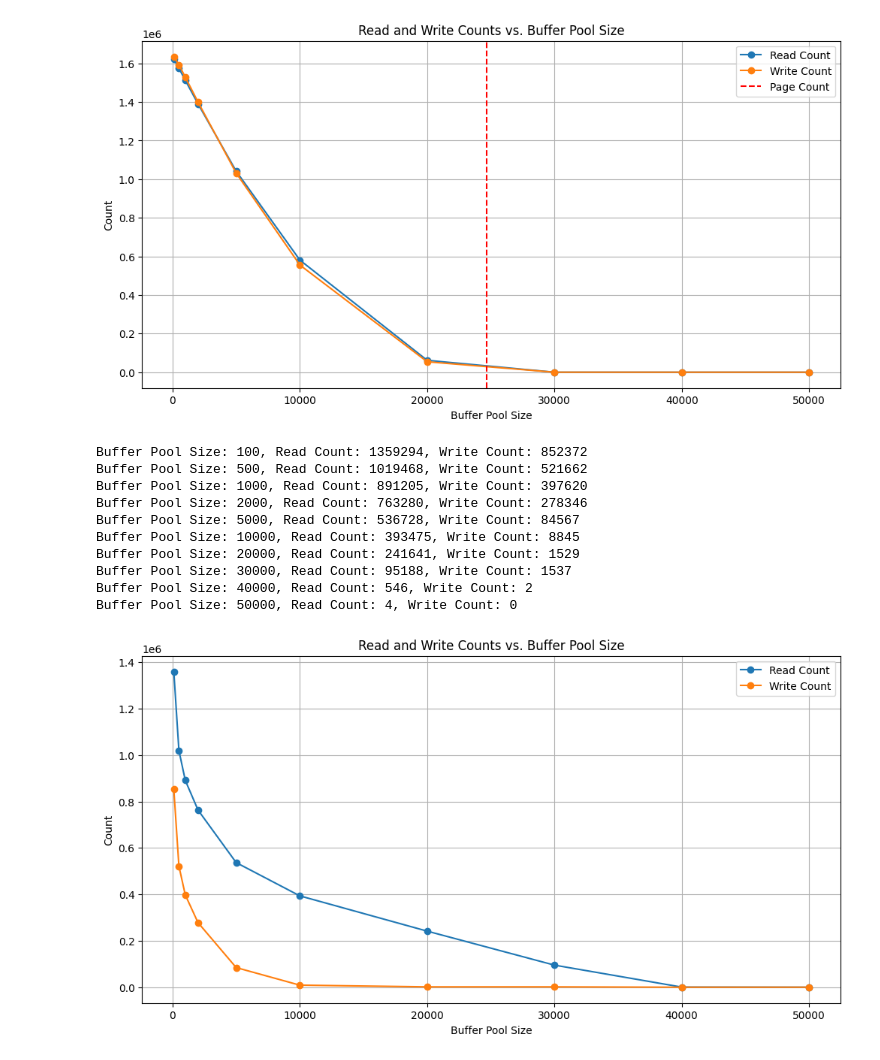
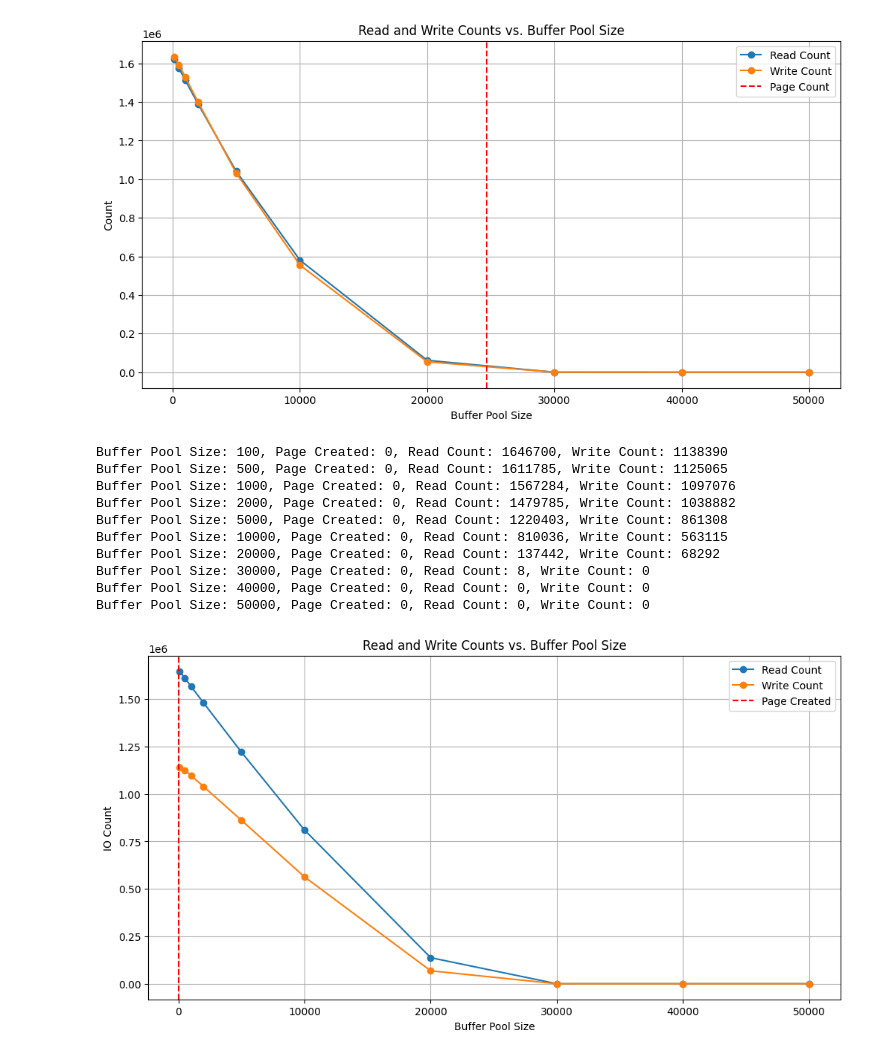
Before and after one commit to rotaki/FosterBtree, a Jupyter notebook: experiment/phm_bp_size.ipynb, the cells around one changed output. Cells and saved outputs as stored; diff of their text form; code cells hidden in the pictures.

```diff
--- a/experiment/phm_bp_size.ipynb
+++ b/experiment/phm_bp_size.ipynb
@@ -94,90 +94,83 @@ import re
 import matplotlib.pyplot as plt
 import csv
 import os
-
 # Define a function to run the binary and extract the I/O counts
 def run_binary(buffer_pool_size):
-    command = f'../target/release/fbt_on_disk_get -u -b {buffer_pool_size}'
+    command = f'../target/release/phm_on_disk_get -u -b {buffer_pool_size}'
     process = subprocess.Popen(command, shell=True, stdout=subprocess.PIPE, stderr=subprocess.PIPE)
     stdout, stderr = process.communicate()
-
     if stderr:
         print(f"Error: {stderr.decode()}")
         return None, None
-
     stdout = stdout.decode()
     read_count = None
     write_count = None
-
+    page_count = None
     flag = False
-
     for line in stdout.split('\n'):
         if 'After Get' in line:
             flag = True
+        if flag and 'New Page' in line:
+            page_count = int(re.search(r'\d+', line).group())
         if flag and 'Read Count' in line:
             read_count = int(re.search(r'\d+', line).group())
         if flag and 'Write Count' in line:
             write_count = int(re.search(r'\d+', line).group())
             break
-
-    return read_count, write_count
-
+    return page_count, read_count, write_count
 # Define buffer pool sizes to test
 buffer_pool_sizes = [100, 500, 1000, 2000, 5000, 10000, 20000, 30000, 40000, 50000]
-
 # CSV file to store results
-csv_file = 'io_get_counts.csv'
-
+csv_file = 'phm_io_get_counts.csv'
 # Check if the file exists
 if os.path.exists(csv_file):
     # Read data from the file
     results = []
     with open(csv_file, mode='r') as file:
         reader = csv.reader(file)
         next(reader)  # Skip header row
         for row in reader:
-            buffer_pool_size, read_count, write_count = map(int, row)
-            results.append([buffer_pool_size, read_count, write_count])
+            buffer_pool_size, page_count, read_count, write_count = map(int, row)
+            results.append([buffer_pool_size, page_count, read_count, write_count])
 else:
     # Initialize lists to store the results
     results = []
-
     # Run the binary for each buffer pool size and store the results
     for size in buffer_pool_sizes:
-        read_count, write_count = run_binary(size)
-        results.append([size, read_count, write_count])
-        print(f"Buffer Pool Size: {size}, Read Count: {read_count}, Write Count: {write_count}")
-
+        page_count, read_count, write_count = run_binary(size)
+        results.append([size, page_count, read_count, write_count])
+        print(f"Buffer Pool Size: {size}, Page Created: {page_count}, Read Count: {read_count}, Write Count: {write_count}")
     # Write the results to a CSV file
     with open(csv_file, mode='w', newline='') as file:
         writer = csv.writer(file)
         writer.writerow(['Buffer Pool Size', 'Read Count', 'Write Count'])
         writer.writerows(results)
-
 # Extract data for plotting
 buffer_pool_sizes = [result[0] for result in results]
-read_counts = [result[1] for result in results]
-write_counts = [result[2] for result in results]
-
+page_counts = [result[1] for result in results]
+read_counts = [result[2] for result in results]
+write_counts = [result[3] for result in results]
+page_count_avg = sum(page_counts) / len(page_counts)
 # Plot the results
 plt.figure(figsize=(12, 6))
 plt.plot(buffer_pool_sizes, read_counts, label='Read Count', marker='o')
 plt.plot(buffer_pool_sizes, write_counts, label='Write Count', marker='o')
+plt.axvline(x=page_count_avg, color='r', linestyle='--', label='Page Created')
 plt.xlabel('Buffer Pool Size')
-plt.ylabel('Count')
+plt.ylabel('IO Count')
 plt.title('Read and Write Counts vs. Buffer Pool Size')
 plt.legend()
 plt.grid(True)
 plt.show()
 # %% [output]
-Buffer Pool Size: 100, Read Count: 1359294, Write Count: 852372
-Buffer Pool Size: 500, Read Count: 1019468, Write Count: 521662
-Buffer Pool Size: 1000, Read Count: 891205, Write Count: 397620
-Buffer Pool Size: 2000, Read Count: 763280, Write Count: 278346
-Buffer Pool Size: 5000, Read Count: 536728, Write Count: 84567
-Buffer Pool Size: 10000, Read Count: 393475, Write Count: 8845
-Buffer Pool Size: 20000, Read Count: 241641, Write Count: 1529
-Buffer Pool Size: 30000, Read Count: 95188, Write Count: 1537
-Buffer Pool Size: 40000, Read Count: 546, Write Count: 2
-Buffer Pool Size: 50000, Read Count: 4, Write Count: 0
+Buffer Pool Size: 100, Page Created: 0, Read Count: 1646700, Write Count: 1138390
+Buffer Pool Size: 500, Page Created: 0, Read Count: 1611785, Write Count: 1125065
+Buffer Pool Size: 1000, Page Created: 0, Read Count: 1567284, Write Count: 1097076
+Buffer Pool Size: 2000, Page Created: 0, Read Count: 1479785, Write Count: 1038882
+Buffer Pool Size: 5000, Page Created: 0, Read Count: 1220403, Write Count: 861308
+Buffer Pool Size: 10000, Page Created: 0, Read Count: 810036, Write Count: 563115
+Buffer Pool Size: 20000, Page Created: 0, Read Count: 137442, Write Count: 68292
+Buffer Pool Size: 30000, Page Created: 0, Read Count: 8, Write Count: 0
+Buffer Pool Size: 40000, Page Created: 0, Read Count: 0, Write Count: 0
+Buffer Pool Size: 50000, Page Created: 0, Read Count: 0, Write Count: 0
-[figure, old version]
+[figure, new version]
```
Also changed, not shown: parts of 2 cells of this notebook, 8 other files.
